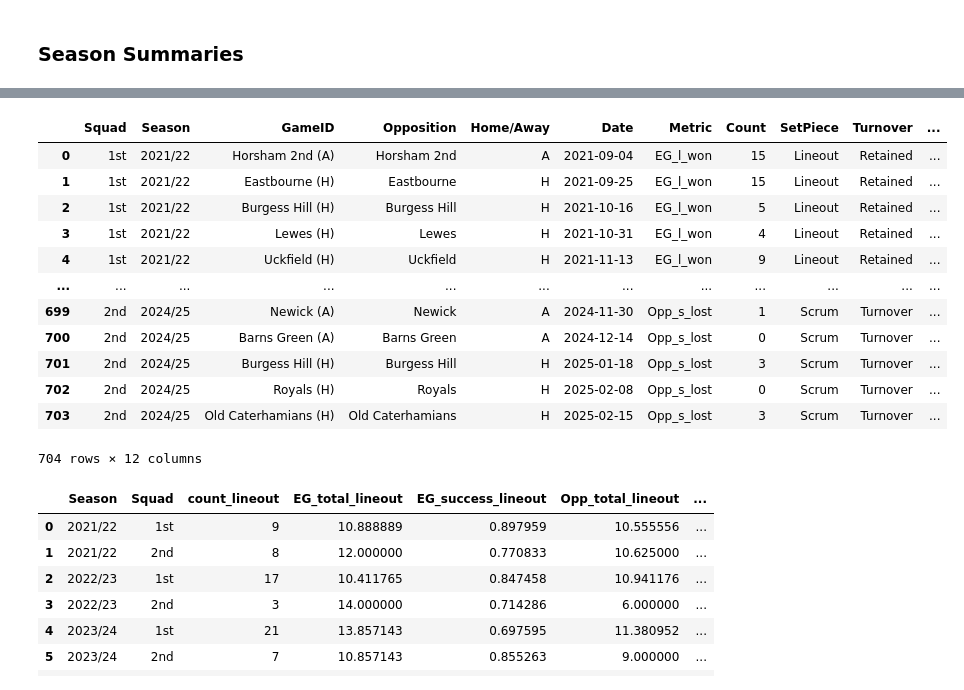
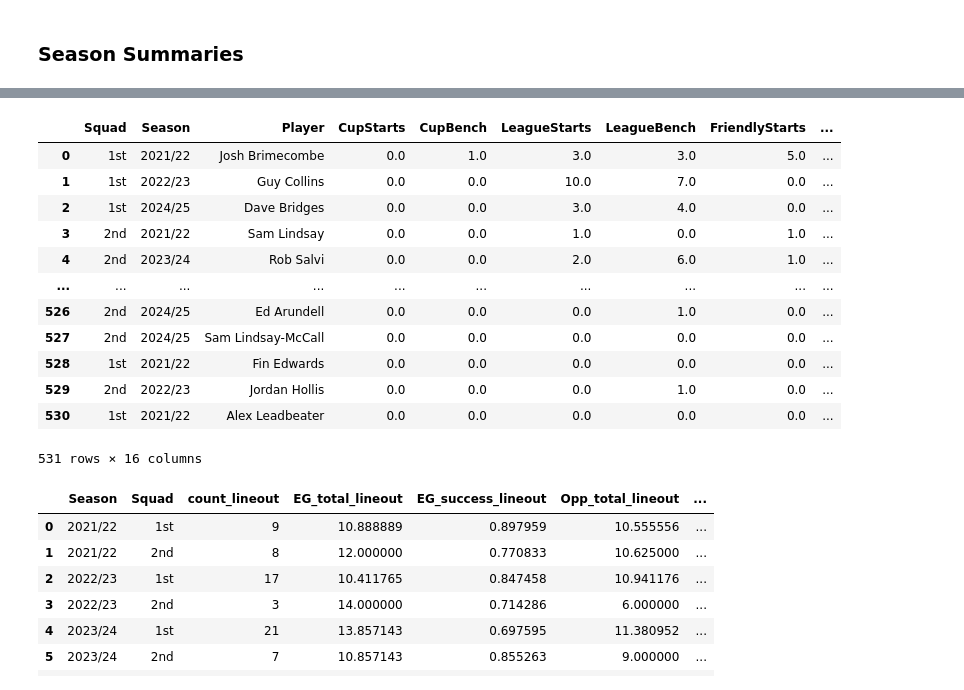
Before and after one commit to samnlindsay/egrfc-stats, a Jupyter notebook: Analysis.ipynb, the cells around one changed output, grey strips where cells are left out. Cells and saved outputs as stored; diff of their text form; code cells hidden in the pictures.

```diff
--- a/Analysis.ipynb
+++ b/Analysis.ipynb
@@ -47,20 +80,18 @@ update_season_summaries(game_df,seasons)
 # %%
-
-set_piece_df
 # %% [output]
-|  | Squad | Season | GameID | Opposition | Home/Away | Date | Metric | Count | SetPiece | Turnover | ... |
-| 0 | 1st | 2021/22 | Horsham 2nd (A) | Horsham 2nd | A | 2021-09-04 | EG_l_won | 15 | Lineout | Retained | ... |
-| 1 | 1st | 2021/22 | Eastbourne (H) | Eastbourne | H | 2021-09-25 | EG_l_won | 15 | Lineout | Retained | ... |
-| 2 | 1st | 2021/22 | Burgess Hill (H) | Burgess Hill | H | 2021-10-16 | EG_l_won | 5 | Lineout | Retained | ... |
-| 3 | 1st | 2021/22 | Lewes (H) | Lewes | H | 2021-10-31 | EG_l_won | 4 | Lineout | Retained | ... |
-| 4 | 1st | 2021/22 | Uckfield (H) | Uckfield | H | 2021-11-13 | EG_l_won | 9 | Lineout | Retained | ... |
-| ... | ... | ... | ... | ... | ... | ... | ... | ... | ... | ... | ... |
-| 699 | 2nd | 2024/25 | Newick (A) | Newick | A | 2024-11-30 | Opp_s_lost | 1 | Scrum | Turnover | ... |
-| 700 | 2nd | 2024/25 | Barns Green (A) | Barns Green | A | 2024-12-14 | Opp_s_lost | 0 | Scrum | Turnover | ... |
-| 701 | 2nd | 2024/25 | Burgess Hill (H) | Burgess Hill | H | 2025-01-18 | Opp_s_lost | 3 | Scrum | Turnover | ... |
-| 702 | 2nd | 2024/25 | Royals (H) | Royals | H | 2025-02-08 | Opp_s_lost | 0 | Scrum | Turnover | ... |
-| 703 | 2nd | 2024/25 | Old Caterhamians (H) | Old Caterhamians | H | 2025-02-15 | Opp_s_lost | 3 | Scrum | Turnover | ... |
+|  | Squad | Season | Player | CupStarts | CupBench | LeagueStarts | LeagueBench | FriendlyStarts | ... |
+| 0 | 1st | 2021/22 | Josh Brimecombe | 0.0 | 1.0 | 3.0 | 3.0 | 5.0 | ... |
+| 1 | 1st | 2022/23 | Guy Collins | 0.0 | 0.0 | 10.0 | 7.0 | 0.0 | ... |
+| 2 | 1st | 2024/25 | Dave Bridges | 0.0 | 0.0 | 3.0 | 4.0 | 0.0 | ... |
+| 3 | 2nd | 2021/22 | Sam Lindsay | 0.0 | 0.0 | 1.0 | 0.0 | 1.0 | ... |
+| 4 | 2nd | 2023/24 | Rob Salvi | 0.0 | 0.0 | 2.0 | 6.0 | 1.0 | ... |
+| ... | ... | ... | ... | ... | ... | ... | ... | ... | ... |
+| 526 | 2nd | 2024/25 | Ed Arundell | 0.0 | 0.0 | 0.0 | 1.0 | 0.0 | ... |
+| 527 | 2nd | 2024/25 | Sam Lindsay-McCall | 0.0 | 0.0 | 0.0 | 0.0 | 0.0 | ... |
+| 528 | 1st | 2021/22 | Fin Edwards | 0.0 | 0.0 | 0.0 | 0.0 | 0.0 | ... |
+| 529 | 2nd | 2022/23 | Jordan Hollis | 0.0 | 0.0 | 0.0 | 1.0 | 0.0 | ... |
+| 530 | 1st | 2021/22 | Alex Leadbeater | 0.0 | 0.0 | 0.0 | 0.0 | 0.0 | ... |
-704 rows × 12 columns
+531 rows × 16 columns
 # %%
 def set_piece_summaries(df):
     df_agg = df.groupby(["Season", "Squad", "SetPiece", "Metric"])["Count"].agg(["sum", "count"]).reset_index()
```
Also changed, not shown: parts of 2 cells of this notebook, 17 other files.
